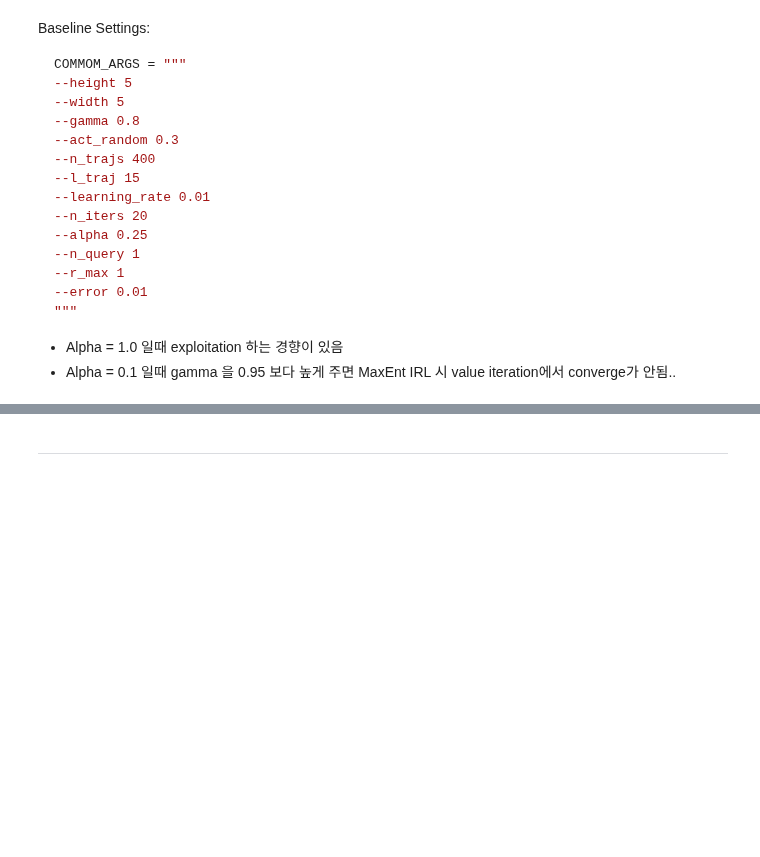
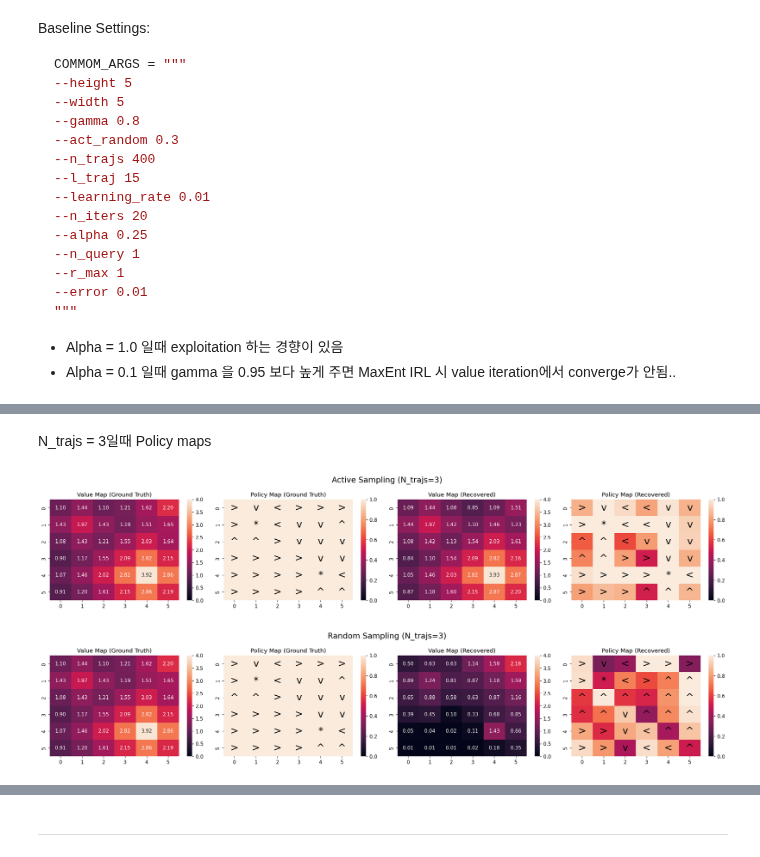
Before and after one commit to simonjisu/rl_2023spring, a Jupyter notebook: test.ipynb, the cells around one changed output, grey strips where cells are left out. Saved outputs shown, nothing was run; the diff lists cells and outputs as text; code cells hidden in the pictures; blank space fills up the shorter version.

```diff
--- a/test.ipynb
+++ b/test.ipynb
@@ -184,0 +161,9 @@ KeyboardInterrupt:
+# %% [markdown]
+N_trajs = 3일때 Policy maps
+# %%
+search_idx = 3
+visualizer_act.draw_policy_maps(search_idx)
+visualizer_rand.draw_policy_maps(search_idx)
+# %% [output]
+[figure, added]
+[figure, added]
```
Also changed, not shown: parts of 19 cells of this notebook, 12 other files.
